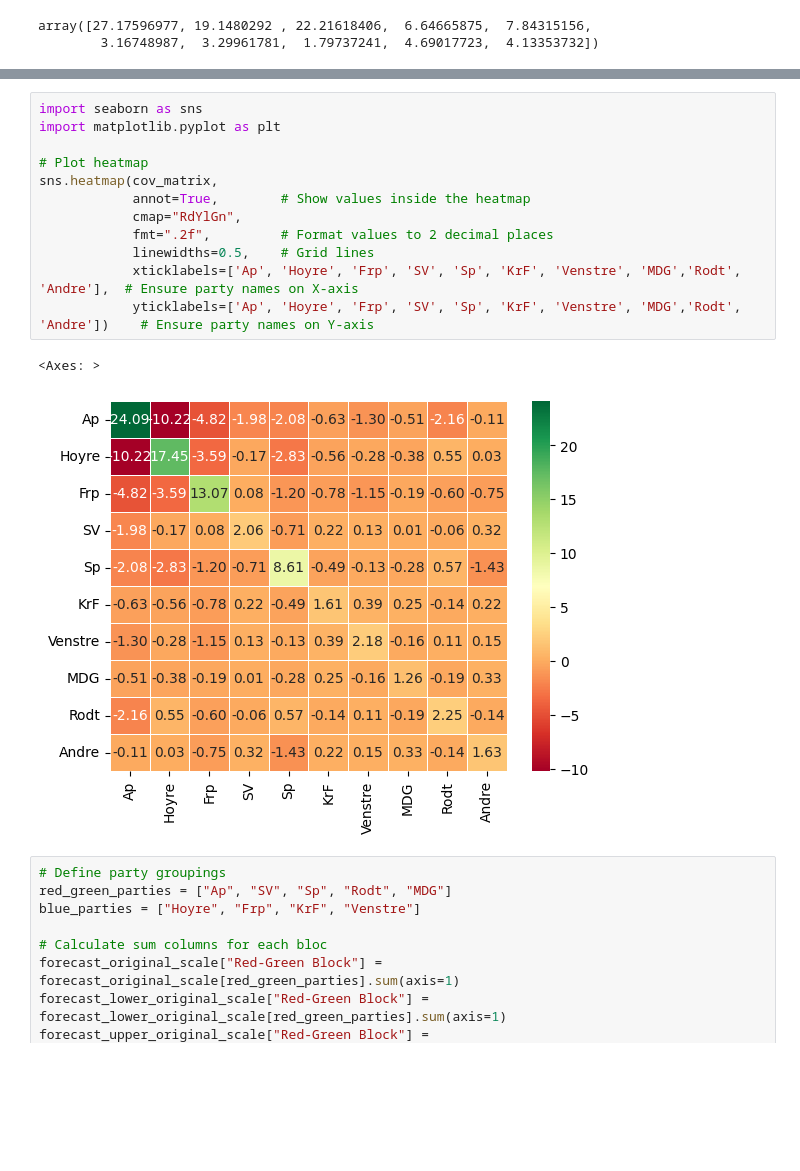
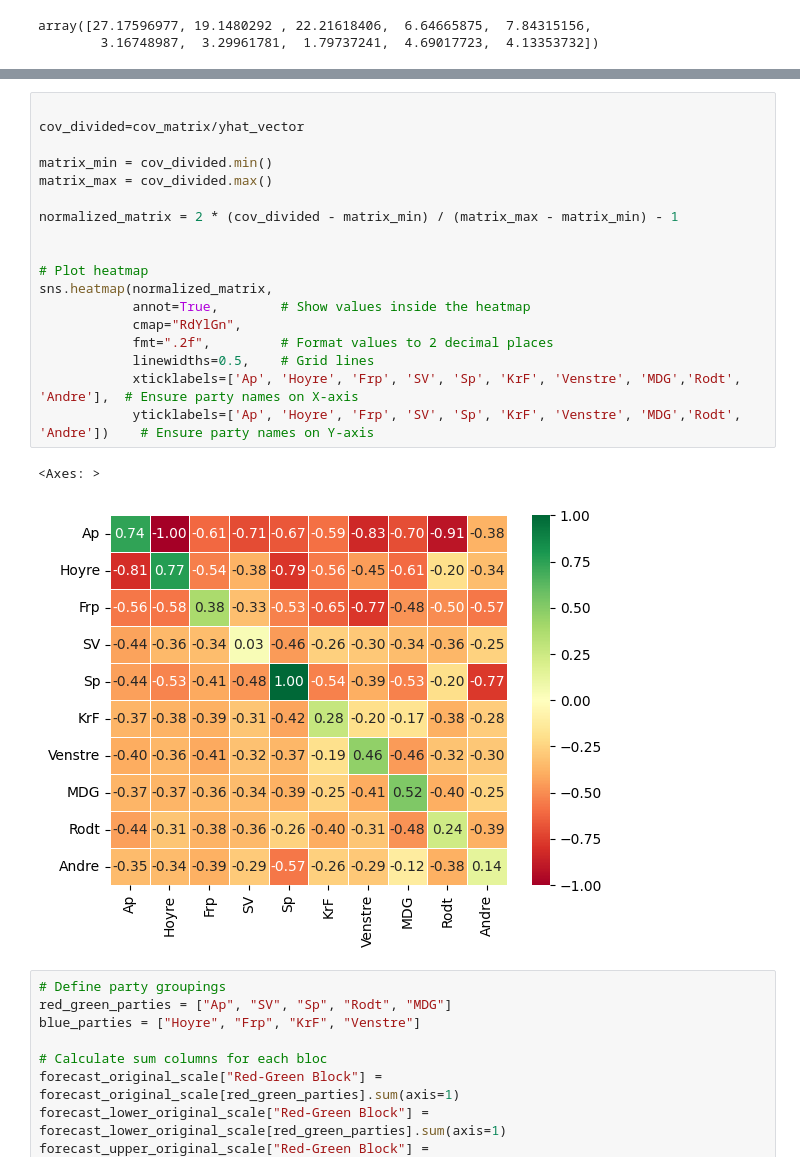
Before and after one commit to jensmorten/onesixtynine, a Jupyter notebook: models/simple_var_interval.ipynb, the cells around one changed output, grey strips where cells are left out. Saved outputs shown, nothing was run; the diff lists cells and outputs as text; blank space fills up the shorter version.

```diff
--- a/models/simple_var_interval.ipynb
+++ b/models/simple_var_interval.ipynb
@@ -455,20 +455,26 @@ array([[ 2.40886505e+01, -1.02152446e+01, -4.81694854e+00,
          1.51999127e-01,  3.25746944e-01, -1.41317056e-01,
          1.62702063e+00]])
 # %%
-import seaborn as sns
-import matplotlib.pyplot as plt
+
+cov_divided=cov_matrix/yhat_vector
+
+matrix_min = cov_divided.min()
+matrix_max = cov_divided.max()
+
+normalized_matrix = 2 * (cov_divided - matrix_min) / (matrix_max - matrix_min) - 1
+
 
 # Plot heatmap
-sns.heatmap(cov_matrix,
+sns.heatmap(normalized_matrix,
             annot=True,        # Show values inside the heatmap
             cmap="RdYlGn",
             fmt=".2f",         # Format values to 2 decimal places
             linewidths=0.5,    # Grid lines
             xticklabels=['Ap', 'Hoyre', 'Frp', 'SV', 'Sp', 'KrF', 'Venstre', 'MDG','Rodt', 'Andre'],  # Ensure party names on X-axis
             yticklabels=['Ap', 'Hoyre', 'Frp', 'SV', 'Sp', 'KrF', 'Venstre', 'MDG','Rodt', 'Andre'])    # Ensure party names on Y-axis
 # %% [output]
 <Axes: >
-[figure, old version]
+[figure, new version]
 # %%
 # Define party groupings
 red_green_parties = ["Ap", "SV", "Sp", "Rodt", "MDG"]
```
